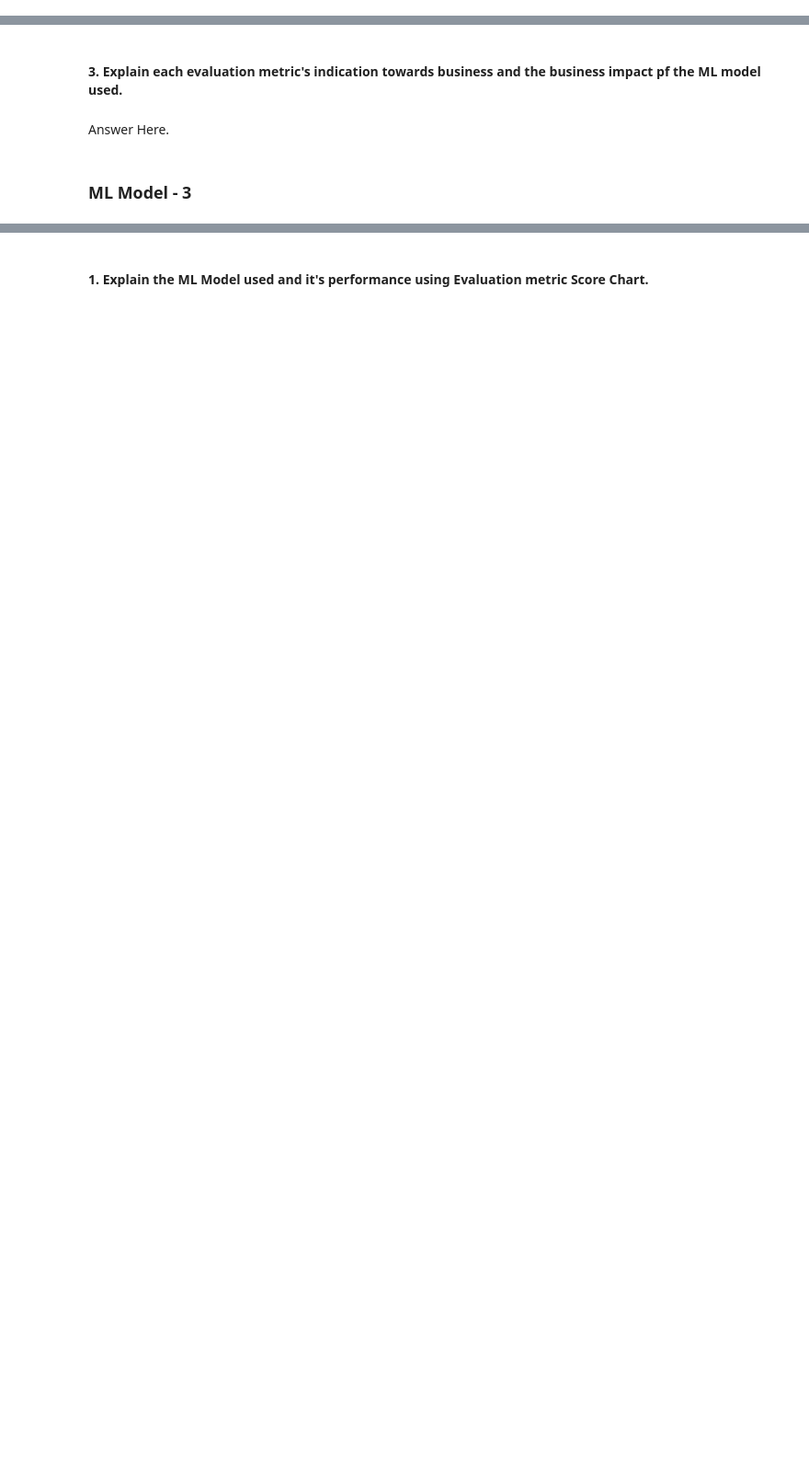
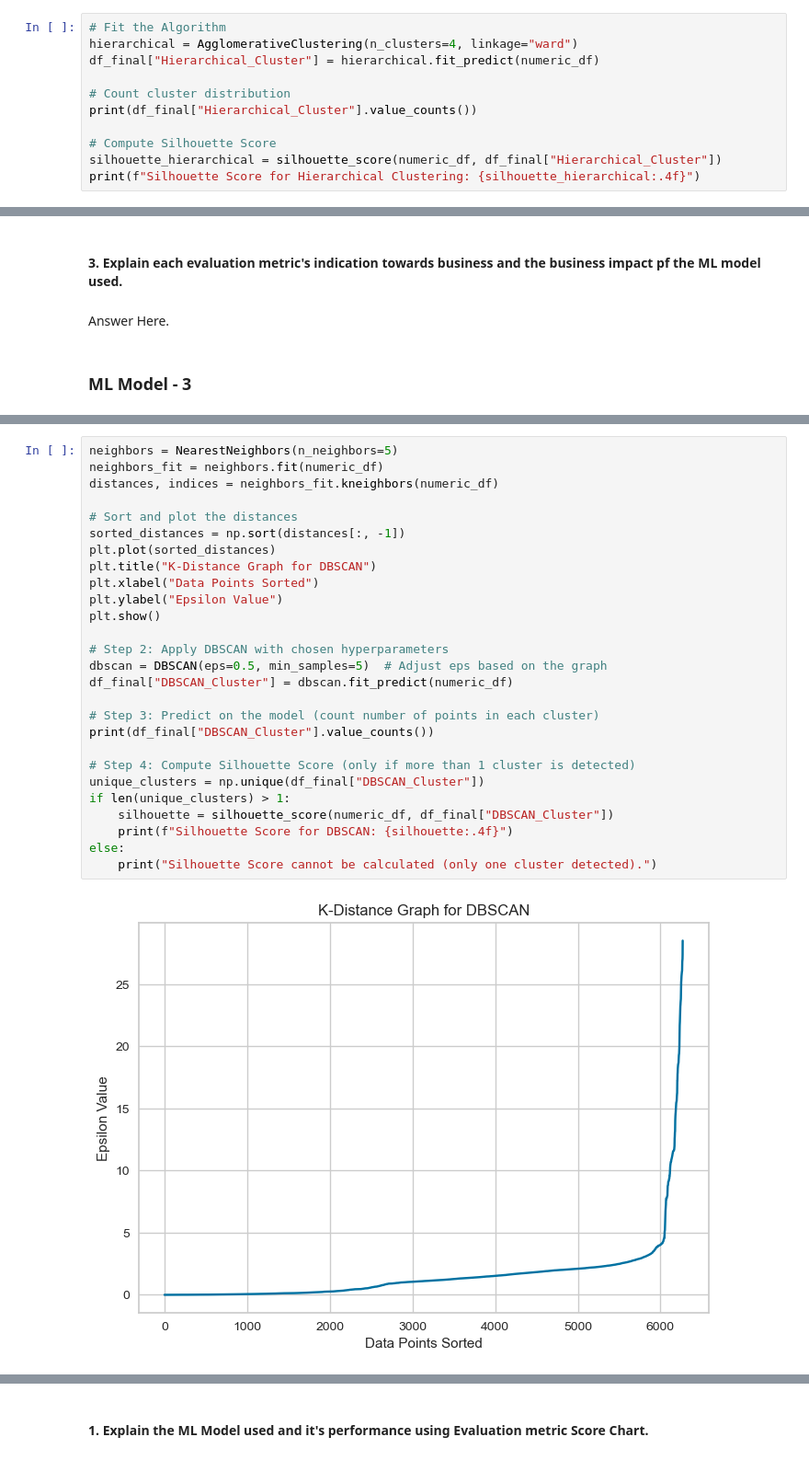
Before and after one commit to apurbaaaa/Zomato, a Jupyter notebook: Zomato Project/Sample_ML_Submission_Template.ipynb, the cells around one changed output, grey strips where cells are left out. Shown at 92% size. Saved outputs shown, nothing was run; the diff lists cells and outputs as text; blank space fills up the shorter version.

```diff
--- a/Zomato Project/Sample_ML_Submission_Template.ipynb
+++ b/Zomato Project/Sample_ML_Submission_Template.ipynb
@@ -815,2 +1422,13 @@ Answer Here.
 # %% [markdown]
 ### ML Model - 2
+# %%
+# Fit the Algorithm
+hierarchical = AgglomerativeClustering(n_clusters=4, linkage="ward")
+df_final["Hierarchical_Cluster"] = hierarchical.fit_predict(numeric_df)
+
+# Count cluster distribution
+print(df_final["Hierarchical_Cluster"].value_counts())
+
+# Compute Silhouette Score
+silhouette_hierarchical = silhouette_score(numeric_df, df_final["Hierarchical_Cluster"])
+print(f"Silhouette Score for Hierarchical Clustering: {silhouette_hierarchical:.4f}")
@@ -848,0 +1504,29 @@ Answer Here.
+# %%
+neighbors = NearestNeighbors(n_neighbors=5)
+neighbors_fit = neighbors.fit(numeric_df)
+distances, indices = neighbors_fit.kneighbors(numeric_df)
+
+# Sort and plot the distances
+sorted_distances = np.sort(distances[:, -1])
+plt.plot(sorted_distances)
+plt.title("K-Distance Graph for DBSCAN")
+plt.xlabel("Data Points Sorted")
+plt.ylabel("Epsilon Value")
+plt.show()
+
+# Step 2: Apply DBSCAN with chosen hyperparameters
+dbscan = DBSCAN(eps=0.5, min_samples=5)  # Adjust eps based on the graph
+df_final["DBSCAN_Cluster"] = dbscan.fit_predict(numeric_df)
+
+# Step 3: Predict on the model (count number of points in each cluster)
+print(df_final["DBSCAN_Cluster"].value_counts())
+
+# Step 4: Compute Silhouette Score (only if more than 1 cluster is detected)
+unique_clusters = np.unique(df_final["DBSCAN_Cluster"])
+if len(unique_clusters) > 1:
+    silhouette = silhouette_score(numeric_df, df_final["DBSCAN_Cluster"])
+    print(f"Silhouette Score for DBSCAN: {silhouette:.4f}")
+else:
+    print("Silhouette Score cannot be calculated (only one cluster detected).")
+# %% [output]
+[figure, added]
```
Also changed, not shown: parts of 246 cells of this notebook, 2 other files.
